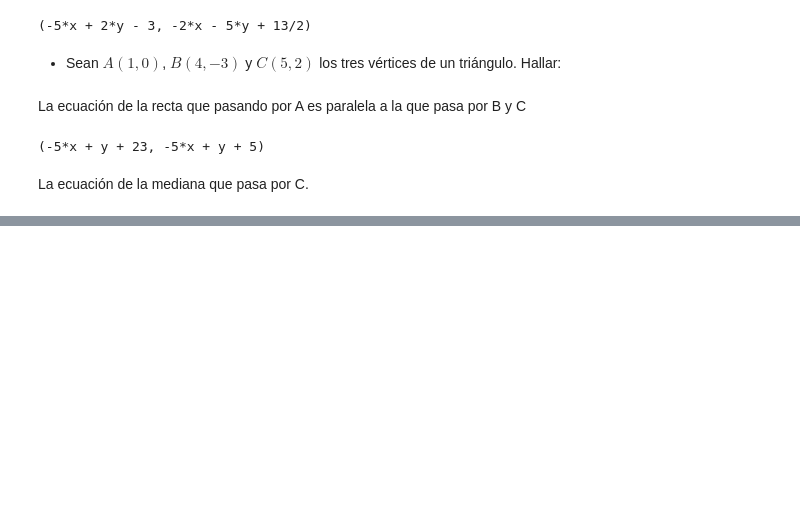
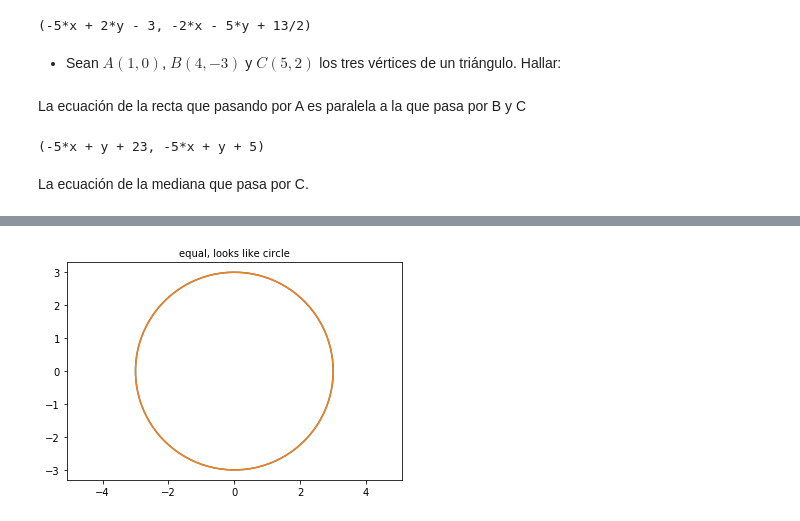
Before and after one commit to crdguez/mis_proyectos, a Jupyter notebook: prueba_jupyter/Geometria_sympy.ipynb, the cells around one changed output, grey strips where cells are left out. Drawn from its saved outputs; the diff is of its cells as text; code cells hidden in the pictures; blank space fills up the shorter version.

```diff
--- a/prueba_jupyter/Geometria_sympy.ipynb
+++ b/prueba_jupyter/Geometria_sympy.ipynb
@@ -145,0 +192,10 @@ La ecuación de la mediana que pasa por C.
+# %%
+import matplotlib.pyplot as plt
+import numpy as np
+an = np.linspace(0, 2*np.pi, 100)
+plt.plot(3*np.cos(an), 3*np.sin(an))
+plt.axis('equal')
+plt.title('equal, looks like circle', fontsize=10)
+plt.show()
+# %% [output]
+[figure, added]
```
Also changed, not shown: parts of 8 cells of this notebook.
